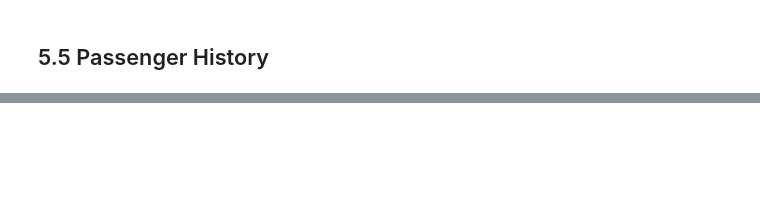
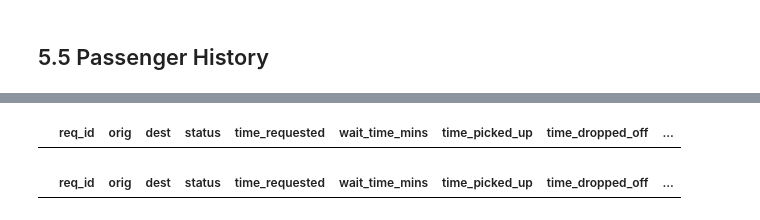
Before and after one commit to arthiu/Semester_Project_Meng_Xu, a Jupyter notebook: Minibus_simulation-main/Semester_project_final.ipynb, the cells around one changed output, grey strips where cells are left out. Saved outputs shown, nothing was run; the diff lists cells and outputs as text; code cells hidden in the pictures; blank space fills up the shorter version.

```diff
--- a/Minibus_simulation-main/Semester_project_final.ipynb
+++ b/Minibus_simulation-main/Semester_project_final.ipynb
@@ -2257,7 +2316,7 @@ save_experiment(SIM_PARAMS, df_stats, df_routes, df_pax, base_folder="arthur_tes
 # %% [markdown]
 ## 5.2 Load results
 # %%
-folder_path = "arthur_test/MILP_Experiments_Arthur"
+folder_path = "arthur_test/MILP_Experiments_Arthur/Semester_Project_final"
 
 df_tracker = pd.read_csv(folder_path + "/MASTER_EXPERIMENT_TRACKER.csv")
 df_stats = pd.read_csv(folder_path + "/Optimal_Gurobi_Params_Downtown_Orig/stats.csv")
@@ -2399,0 +2501,8 @@ df_pax[df_pax["assigned_bus"] == 1][cols_to_view].sort_values('time_picked_up').
+# %%
+df_pax[df_pax["assigned_bus"] == 2][cols_to_view].sort_values('time_picked_up').head(20)
+# %% [output]
+|  | req_id | orig | dest | status | time_requested | wait_time_mins | time_picked_up | time_dropped_off | ... |
+# %%
+df_pax[df_pax["assigned_bus"] == 3][cols_to_view].sort_values('time_picked_up').head(20)
+# %% [output]
+|  | req_id | orig | dest | status | time_requested | wait_time_mins | time_picked_up | time_dropped_off | ... |
```
Also changed, not shown: parts of 19 cells of this notebook, 9 other files.
